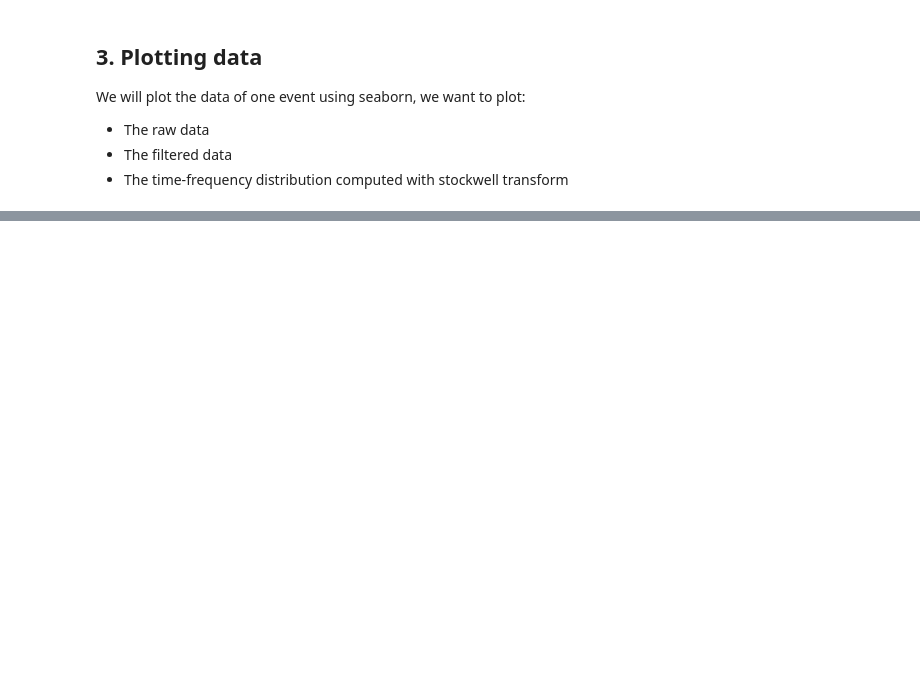
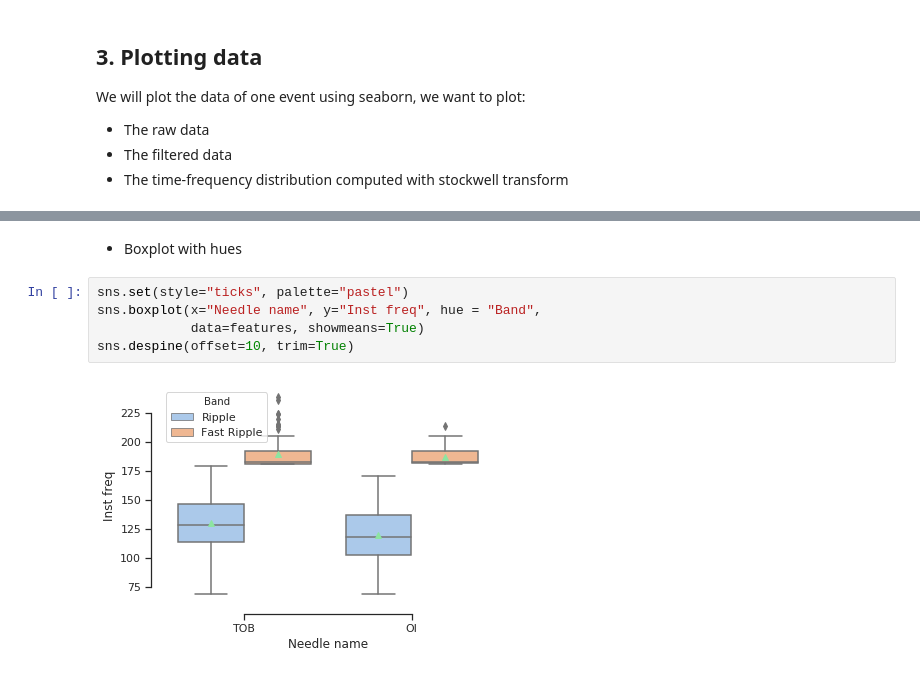
Before and after one commit to cmiglio/signal_processing_with_python, a Jupyter notebook: signal_processing_with_python.ipynb, the cells around one changed output, grey strips where cells are left out. Cells and saved outputs as stored; diff of their text form; blank space fills up the shorter version.

```diff
--- a/signal_processing_with_python.ipynb
+++ b/signal_processing_with_python.ipynb
@@ -226,0 +364,9 @@ plt.tight_layout()
+# %% [markdown]
+* Boxplot with hues
+# %%
+sns.set(style="ticks", palette="pastel")
+sns.boxplot(x="Needle name", y="Inst freq", hue = "Band",
+            data=features, showmeans=True)
+sns.despine(offset=10, trim=True)
+# %% [output]
+[figure, added]
```
Also changed, not shown: parts of 27 cells of this notebook.
